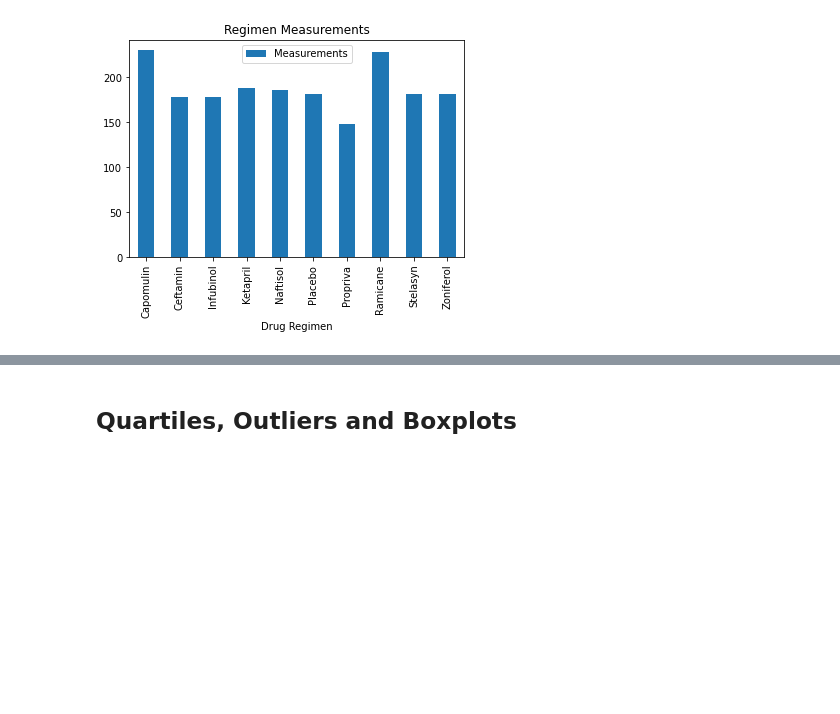
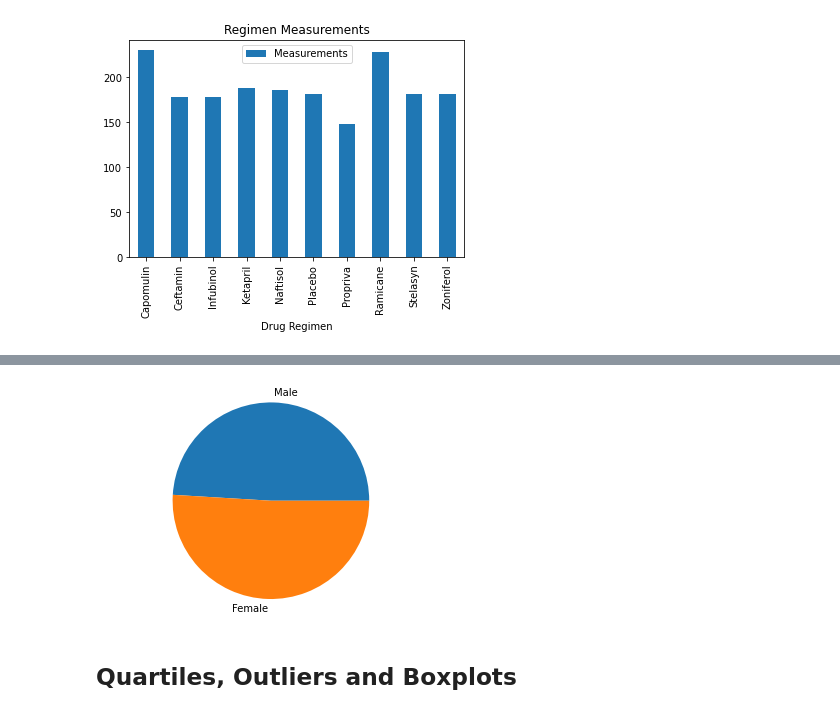
Before and after one commit to vasu11/matplotlib-challenge, a Jupyter notebook: Pymaceuticals/pymaceuticals.ipynb, the cells around one changed output, grey strips where cells are left out. Saved outputs shown, nothing was run; the diff lists cells and outputs as text; code cells hidden in the pictures; blank space fills up the shorter version.

```diff
--- a/Pymaceuticals/pymaceuticals.ipynb
+++ b/Pymaceuticals/pymaceuticals.ipynb
@@ -180,2 +192,9 @@ plt.show()
 # %%
-# Generate a pie plot showing the distribution of female versus male mice using pandas
+# Generate a pie plot showing the distribution of female versus male mice using pyplot
+pie_labels = 'Male','Female'
+gender_counts = sex_df['Count']
+plt.pie(gender_counts,labels=pie_labels)
+plt.axis('equal')
+plt.show()
+# %% [output]
+[figure, added]
```
Also changed, not shown: parts of 5 cells of this notebook.
